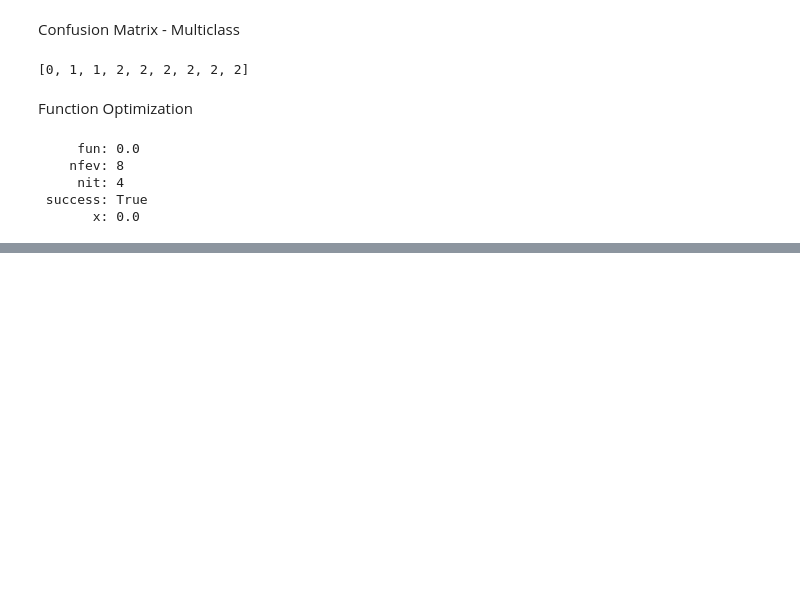
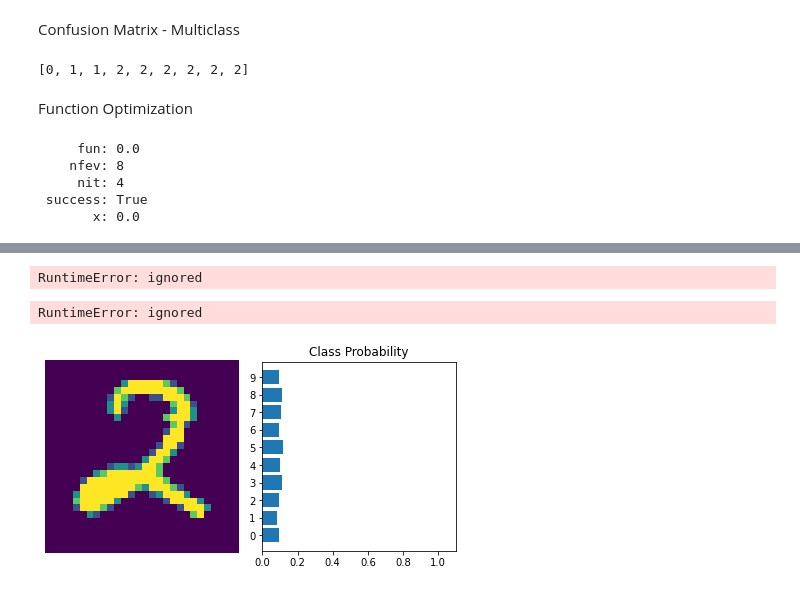
Before and after one commit to gwillig/maschine-learning-notebooks-for-interns, a Jupyter notebook: example.ipynb, the cells around one changed output, grey strips where cells are left out. Saved outputs shown, nothing was run; the diff lists cells and outputs as text; code cells hidden in the pictures; blank space fills up the shorter version.

```diff
--- a/example.ipynb
+++ b/example.ipynb
@@ -386,0 +495,61 @@ optimize.minimize_scalar(cost_f)
+# %%
+trainloader.
+# %% [output]
+RuntimeError: ignored
+# %%
+next(iter(trainloader))
+# %% [output]
+RuntimeError: ignored
+# %%
+# imports
+import matplotlib.pyplot as plt
+import numpy as np
+
+import torch
+import torchvision
+import torchvision.transforms as transforms
+
+import torch.nn as nn
+import torch.nn.functional as F
+import torch.optim as optim
+
+# transforms
+transform = transforms.Compose(
+    [transforms.ToTensor(),
+    transforms.Normalize((0.5,), (0.5,))])
+
+# datasets
+trainset = torchvision.datasets.MNIST('./data',
+    download=True,
+    train=True,
+    transform=transform)
+testset = torchvision.datasets.MNIST('./data',
+    download=True,
+    train=False,
+    transform=transform)
+
+# dataloaders
+trainloader = torch.utils.data.DataLoader(trainset, batch_size=4,
+                                        shuffle=True, num_workers=2)
+
+
+testloader = torch.utils.data.DataLoader(testset, batch_size=4,
+                                        shuffle=False, num_workers=2)
+
+
+%matplotlib inline
+import helper
+
+images, labels = next(iter(trainloader))
+
+img = images[0].view(1, 784)
+# Turn off gradients to speed up this part
+with torch.no_grad():
+    logps = model.forward(img)
+
+# Output of the network are logits, need to take softmax for probabilities
+ps = torch.exp(logps)
+view_classify(img.view(1, 28, 28), ps)
+print("Because we")
+# %% [output]
+[figure, added]
```
Also changed, not shown: parts of 3 cells of this notebook.
